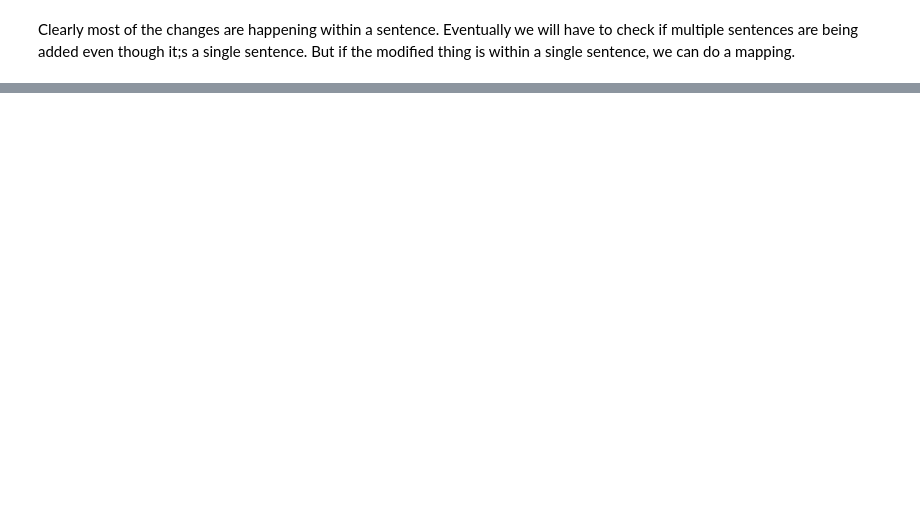
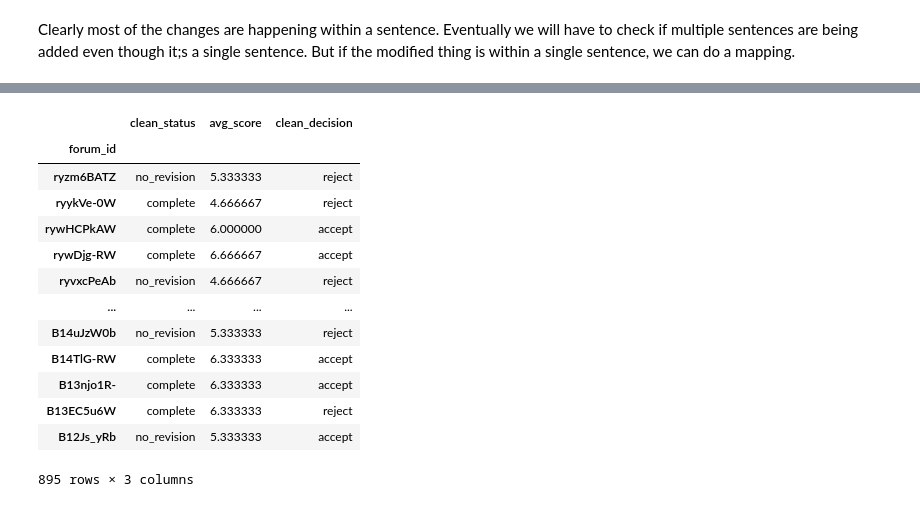
Before and after one commit to nnkennard/latourian_modality, a Jupyter notebook: 01_analyze_diffs/plots.ipynb, the cells around one changed output, grey strips where cells are left out. Drawn from its saved outputs; the diff is of its cells as text; code cells hidden in the pictures; blank space fills up the shorter version.

```diff
--- a/01_analyze_diffs/plots.ipynb
+++ b/01_analyze_diffs/plots.ipynb
@@ -32,0 +60,17 @@ Clearly most of the changes are happening within a sentence. Eventually we will
+# %%
+fig_1_df
+# %% [output]
+|  | clean_status | avg_score | clean_decision |
+| forum_id |  |  |  |
+| ryzm6BATZ | no_revision | 5.333333 | reject |
+| ryykVe-0W | complete | 4.666667 | reject |
+| rywHCPkAW | complete | 6.000000 | accept |
+| rywDjg-RW | complete | 6.666667 | accept |
+| ryvxcPeAb | no_revision | 4.666667 | reject |
+| ... | ... | ... | ... |
+| B14uJzW0b | no_revision | 5.333333 | reject |
+| B14TlG-RW | complete | 6.333333 | accept |
+| B13njo1R- | complete | 6.333333 | accept |
+| B13EC5u6W | complete | 6.333333 | reject |
+| B12Js_yRb | no_revision | 5.333333 | accept |
+895 rows × 3 columns
```
Also changed, not shown: parts of 7 cells of this notebook, 6 other files.
